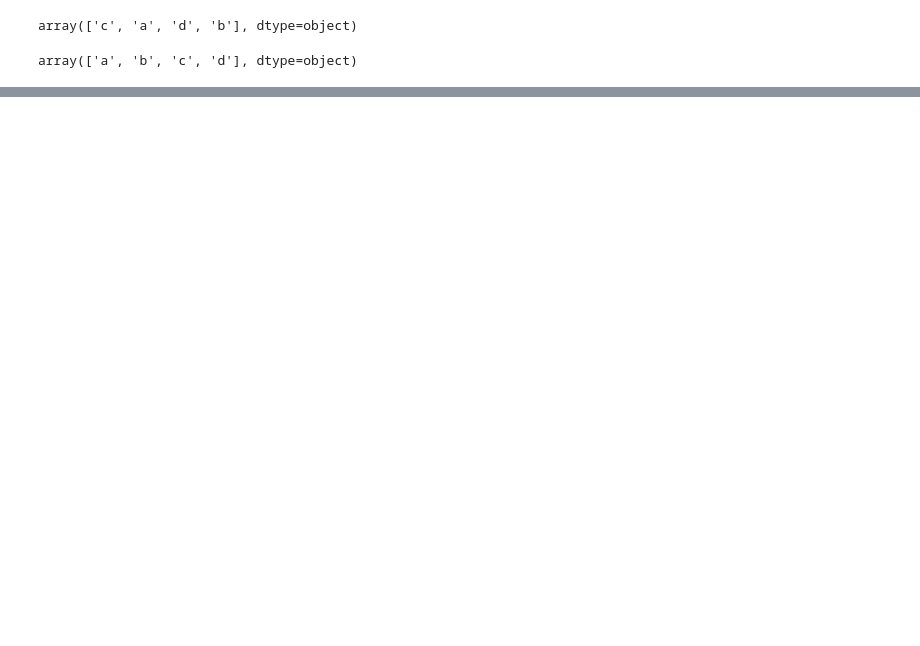
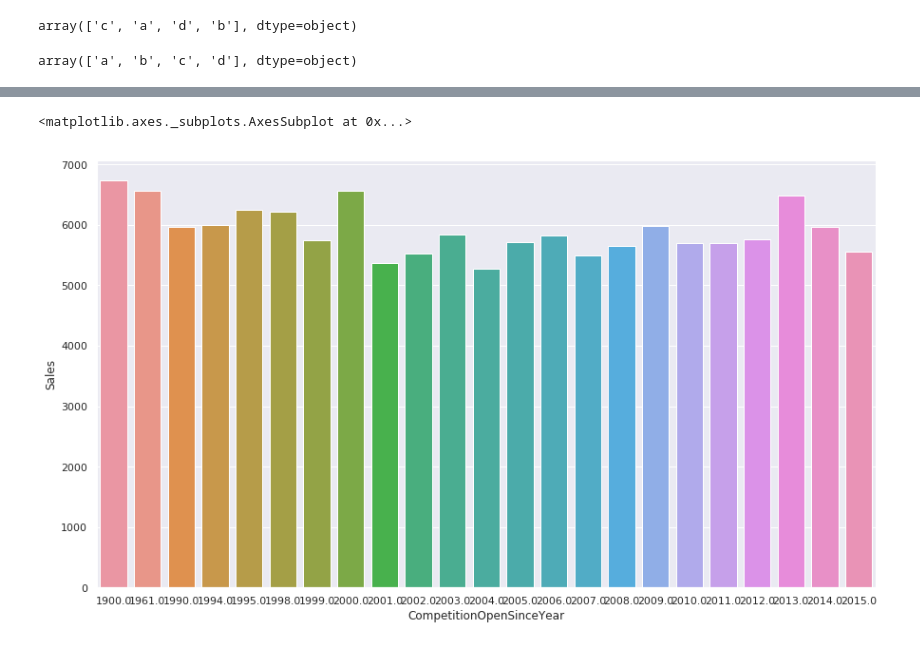
Before and after one commit to jackkinsella/RossmannPredictions, a Jupyter notebook: 2019-07-13_mini_competiton.ipynb, the cells around one changed output, grey strips where cells are left out. Saved outputs shown, nothing was run; the diff lists cells and outputs as text; code cells hidden in the pictures; blank space fills up the shorter version.

```diff
--- a/2019-07-13_mini_competiton.ipynb
+++ b/2019-07-13_mini_competiton.ipynb
@@ -152,0 +237,8 @@ pwd
+# %%
+store = pd.read_csv(
+    "data/store.csv"
+)
+new_train = pd.read_csv("data/new_train.csv",index_col=0, dtype={"StateHoliday":object})
+data = store.merge(new_train,on="Store")
+
+data.head()
@@ -152,0 +252,2 @@ pwd
+# %%
+data["Cat_Comp_Month"] = np.where(data["CompetitionOpenSinceMonth"] >= 0, 1, 0)
@@ -152,0 +263,2 @@ pwd
+# %%
+data["Cat_Comp_Year"] = np.where(data["CompetitionOpenSinceYear"] >= 0, 1, 0)
@@ -152,0 +274,8 @@ pwd
+# %%
+comp_year_sales = data.groupby("CompetitionOpenSinceYear").mean()["Sales"].to_frame().reset_index()
+
+sns.set(rc={'figure.figsize':(14.7,8.27)})
+sns.barplot(comp_year_sales["CompetitionOpenSinceYear"], comp_year_sales["Sales"])
+# %% [output]
+<matplotlib.axes._subplots.AxesSubplot at 0x...>
+[figure, added]
```
Also changed, not shown: parts of 48 cells of this notebook.
